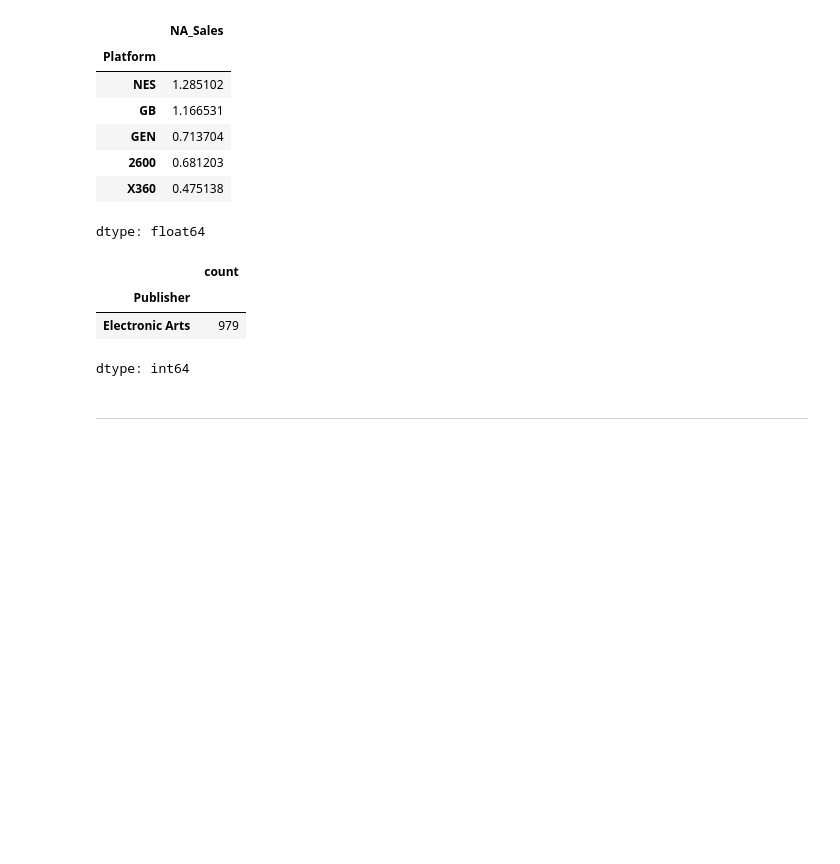
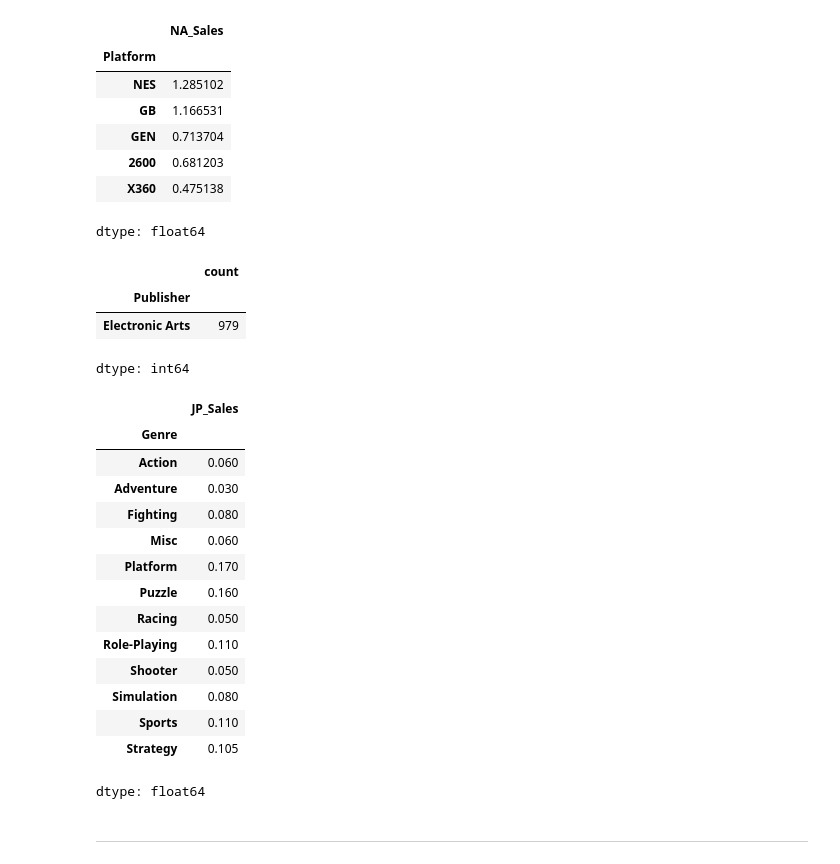
Before and after one commit to MariPinas/data_science_2025, a Jupyter notebook: notebooks/Lab03_Essential_Libs_PartII/Exercicio_pandas.ipynb, the cells around one changed output. Cells and saved outputs as stored; diff of their text form; code cells hidden in the pictures; blank space fills up the shorter version.

```diff
--- a/notebooks/Lab03_Essential_Libs_PartII/Exercicio_pandas.ipynb
+++ b/notebooks/Lab03_Essential_Libs_PartII/Exercicio_pandas.ipynb
@@ -282,5 +282,38 @@ filtro.head(1)
 | Publisher |  |
 | Electronic Arts | 979 |
 dtype: int64
+# %%
+# Existe alguma relação aparente entre as vendas no Japão (JP_Sales) e o gênero do jogo?
+# Dica: Compare as médias ou medianas de JP_Sales por Genre e descreva o que observou.
+
+mediaJapao=df_vgsales[((df_vgsales['JP_Sales'] > 0 ))].groupby('Genre')['JP_Sales'].mean()
+mediaJapao
+medianaJapao=df_vgsales[((df_vgsales['JP_Sales'] > 0 ))].groupby('Genre')['JP_Sales'].median()
+medianaJapao
+
+
+# crosstab=pd.crosstab(df_vgsales.JP_Sales, df_vgsales.Genre)
+#crosstab['Media'] = crosstab.mean(axis=1)
+#crosstab['Mediana'] = crosstab.mean(axis=1)
+
+#crosstab
+
+# mais jogos de acao sendo vendidos so que os mais comprados sao o role play
+# %% [output]
+|  | JP_Sales |
+| Genre |  |
+| Action | 0.060 |
+| Adventure | 0.030 |
+| Fighting | 0.080 |
+| Misc | 0.060 |
+| Platform | 0.170 |
+| Puzzle | 0.160 |
+| Racing | 0.050 |
+| Role-Playing | 0.110 |
+| Shooter | 0.050 |
+| Simulation | 0.080 |
+| Sports | 0.110 |
+| Strategy | 0.105 |
+dtype: float64
 # %% [markdown]
 ---
```
